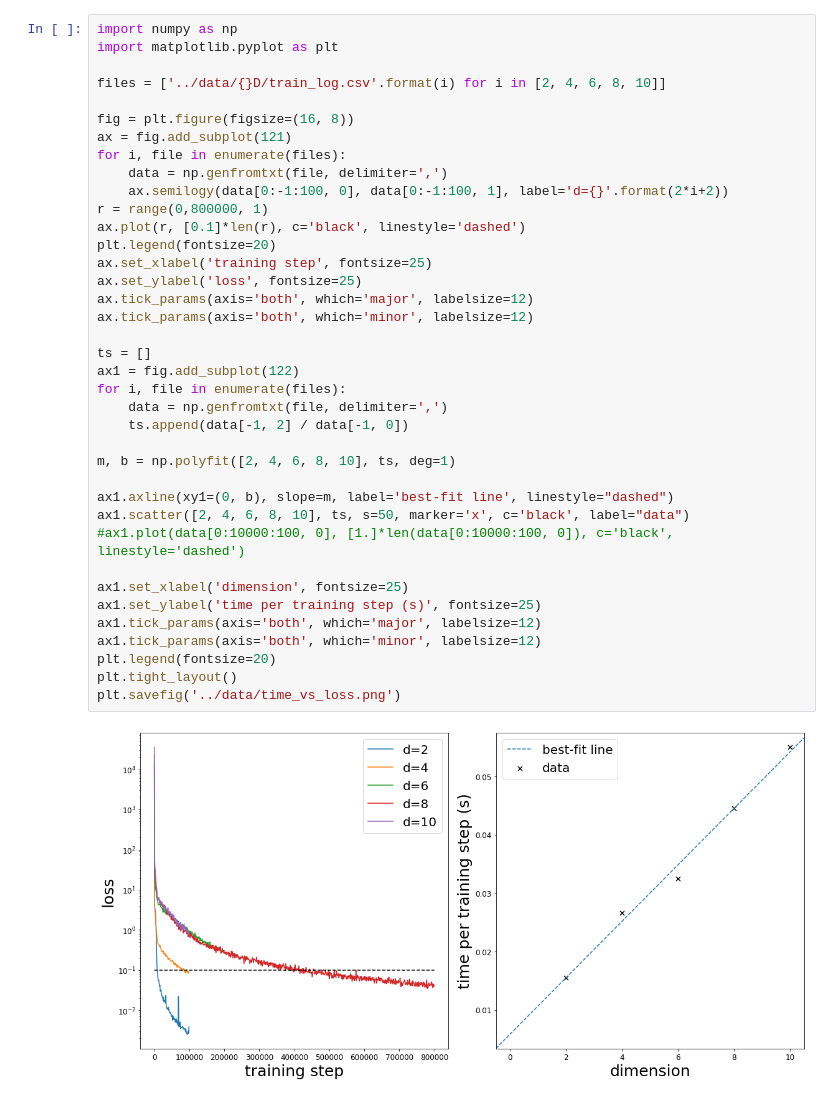
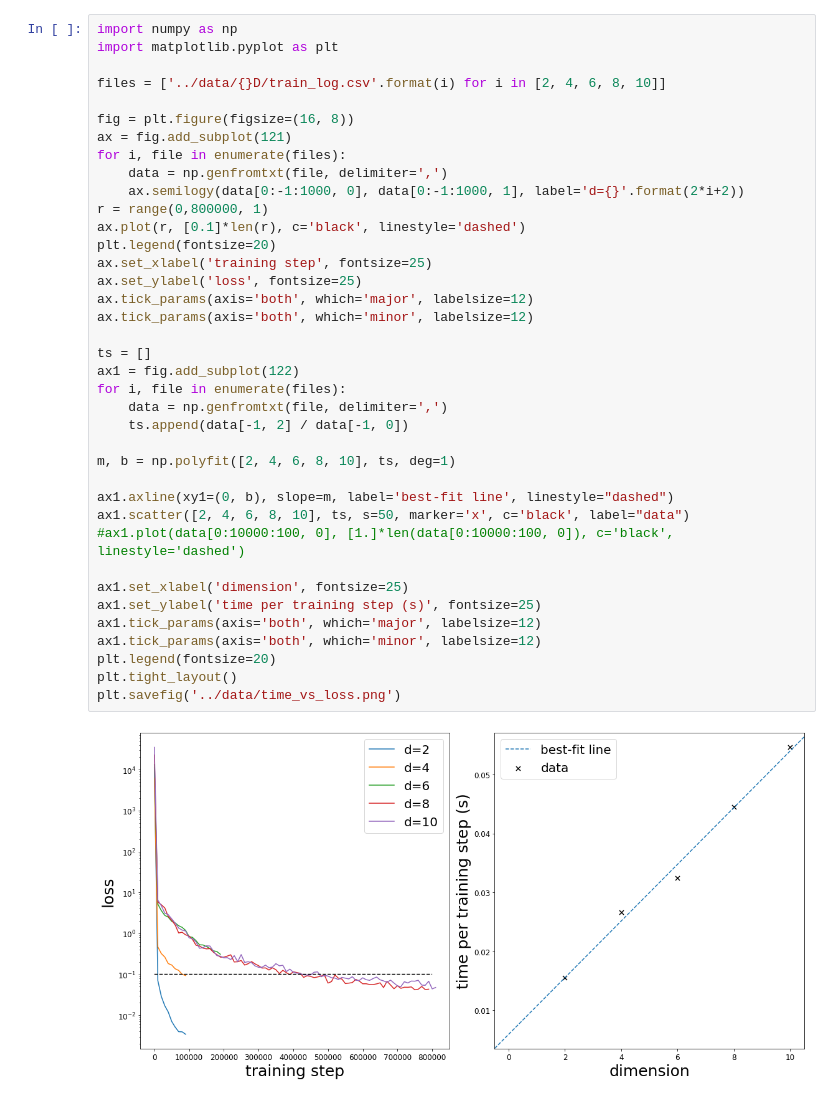
Before and after one commit to pinakm9/sphere-fp, a Jupyter notebook: notebooks/time_vs_loss.ipynb, the cells around one changed output. Saved outputs shown, nothing was run; the diff lists cells and outputs as text.

```diff
--- a/notebooks/time_vs_loss.ipynb
+++ b/notebooks/time_vs_loss.ipynb
@@ -8,33 +8,33 @@ fig = plt.figure(figsize=(16, 8))
 ax = fig.add_subplot(121)
 for i, file in enumerate(files):
     data = np.genfromtxt(file, delimiter=',')
-    ax.semilogy(data[0:-1:100, 0], data[0:-1:100, 1], label='d={}'.format(2*i+2))
+    ax.semilogy(data[0:-1:1000, 0], data[0:-1:1000, 1], label='d={}'.format(2*i+2))
 r = range(0,800000, 1)
 ax.plot(r, [0.1]*len(r), c='black', linestyle='dashed')
 plt.legend(fontsize=20)
 ax.set_xlabel('training step', fontsize=25)
 ax.set_ylabel('loss', fontsize=25)
 ax.tick_params(axis='both', which='major', labelsize=12)
 ax.tick_params(axis='both', which='minor', labelsize=12)
 
 ts = []
 ax1 = fig.add_subplot(122)
 for i, file in enumerate(files):
     data = np.genfromtxt(file, delimiter=',')
     ts.append(data[-1, 2] / data[-1, 0])
 
 m, b = np.polyfit([2, 4, 6, 8, 10], ts, deg=1)
 
 ax1.axline(xy1=(0, b), slope=m, label='best-fit line', linestyle="dashed")
 ax1.scatter([2, 4, 6, 8, 10], ts, s=50, marker='x', c='black', label="data")
 #ax1.plot(data[0:10000:100, 0], [1.]*len(data[0:10000:100, 0]), c='black', linestyle='dashed')
 
 ax1.set_xlabel('dimension', fontsize=25)
 ax1.set_ylabel('time per training step (s)', fontsize=25)
 ax1.tick_params(axis='both', which='major', labelsize=12)
 ax1.tick_params(axis='both', which='minor', labelsize=12)
 plt.legend(fontsize=20)
 plt.tight_layout()
 plt.savefig('../data/time_vs_loss.png')
 # %% [output]
-[figure, old version]
+[figure, new version]
```
Also changed, not shown: 9 other files.
